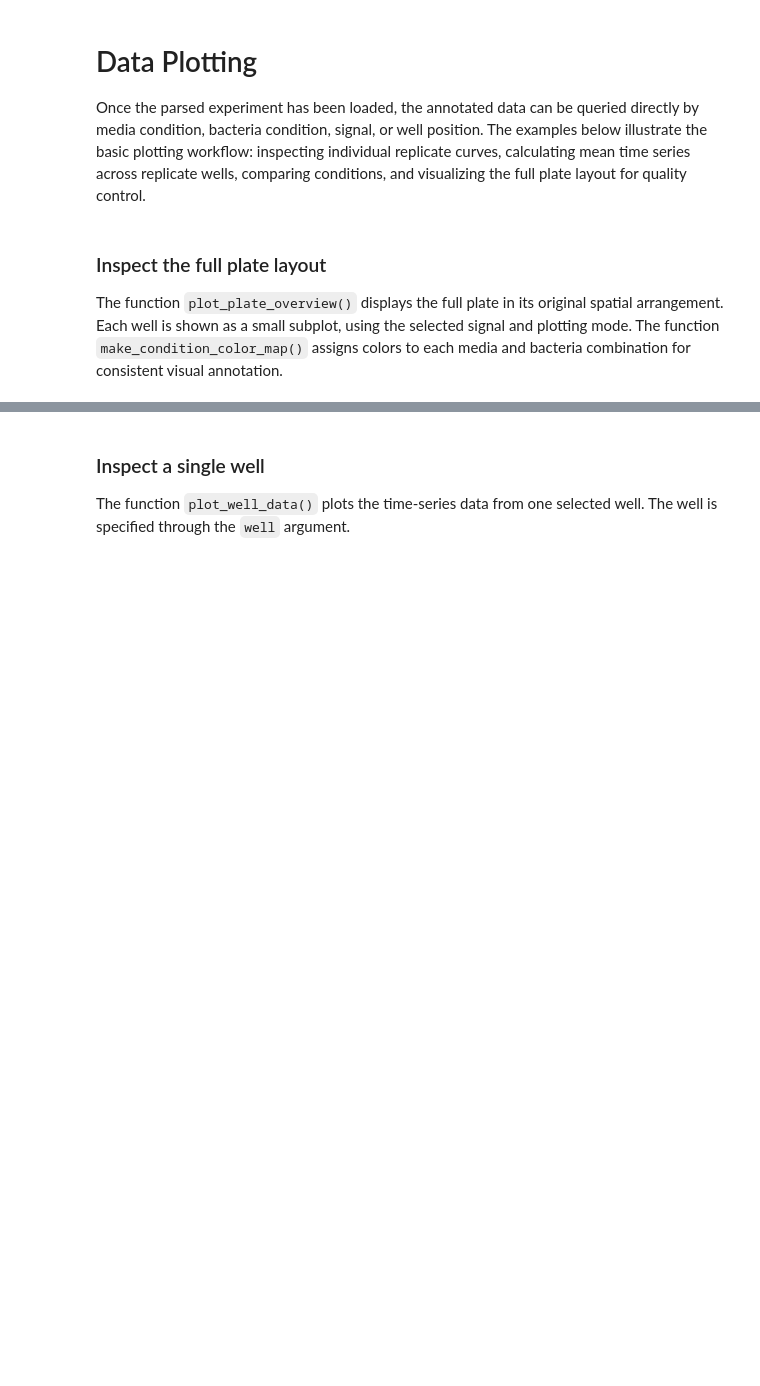
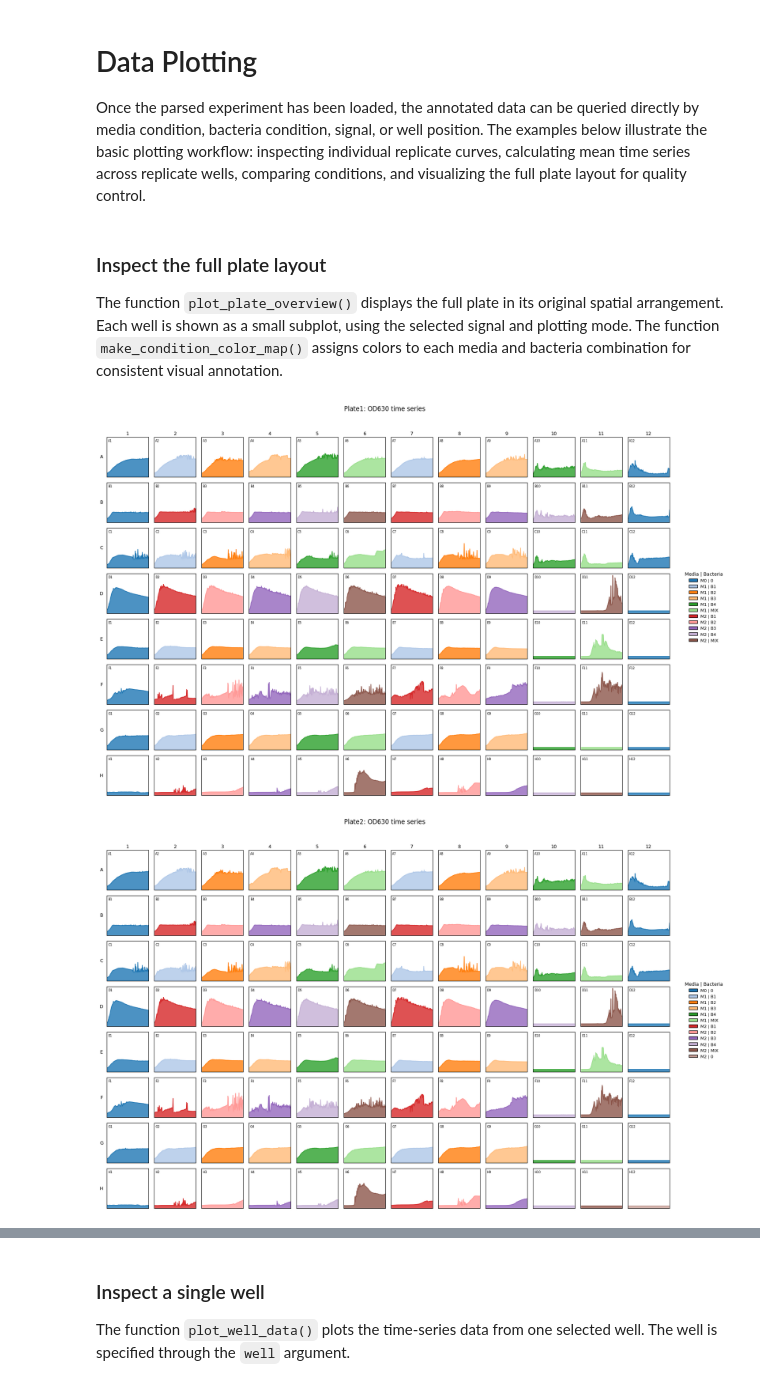
Before and after one commit to ccg-esb-lab/bactomata, a Jupyter notebook: notebooks/Bactomata_DataAnalysis.ipynb, the cells around one changed output, grey strips where cells are left out. Cells and saved outputs as stored; diff of their text form; code cells hidden in the pictures; blank space fills up the shorter version.

```diff
--- a/notebooks/Bactomata_DataAnalysis.ipynb
+++ b/notebooks/Bactomata_DataAnalysis.ipynb
@@ -14,10 +34,15 @@ from matplotlib.patches import Patch
 ## User-defined parameters
 
 The main user-defined parameter is `expeID`, which identifies the experiment being analyzed. This name is used to locate the experiment folder, build the expected input and output file names, and label the parsed data object. To analyze a different experiment, update `expeID` so it matches the folder and filenames for that experiment.
-# %%
-expeID = "Bactomata_Example"
-data_file="DO_kinetic_48h_rhizobia_SynComs_9_strains_3_replicates_25042026.txt"
-plate_id='Plate1'
+# %%
+expeID = "Bactomata_Example"
+
+num_plates = 2
+
+plate_reader_files = {
+    "Plate1": "DO_kinetic_48h_rhizobia_SynComs_9_strains_3_replicates_25042026.txt",
+    "Plate2": "DO_kinetic_48h_rhizobia_SynComs_9_strains_3_replicates_25042026.txt",
+}
 # %% [markdown]
 Define the project root in Google Drive and change the working directory so all later paths can be written relative to the Bactomata folder.
 # %%
@@ -114,13 +141,26 @@ importlib.reload(bprs)
 
 The function `build_experiment_object()` combines the raw BioTek export with the media layout, bacteria layout, key dictionaries, and trough layout. The output is a structured experiment object in which each measurement is linked to its well position, media condition, and bacteria condition.
 # %%
-experiment = bprs.build_experiment_object(
+experiments = []
+
+for plate_id, data_file in plate_reader_files.items():
+
+    plate_reader_path = PLATE_READER_DIR / data_file
+
+    this_experiment = bprs.build_experiment_object(
+        expeID=expeID,
+        plate_reader_path=plate_reader_path,
+        media_layout_path=media_layout_path,
+        bacteria_layout_path=bacteria_layout_path,
+        media_key_dict_path=media_key_dict_path,
+        bacteria_key_dict_path=bacteria_key_dict_path,
+        trough_layout_path=trough_layout_path,
+        plate_id=plate_id,
+    )
+
+    experiments.append(this_experiment)
+
+experiment = bprs.combine_experiments(
+    experiments,
     expeID=expeID,
-    plate_reader_path=plate_reader_path,
-    media_layout_path=media_layout_path,
-    bacteria_layout_path=bacteria_layout_path,
-    media_key_dict_path=media_key_dict_path,
-    bacteria_key_dict_path=bacteria_key_dict_path,
-    trough_layout_path=trough_layout_path,
-    plate_id=plate_id,
 )
@@ -215,14 +299,17 @@ The function `plot_plate_overview()` displays the full plate in its original spa
 # %%
 condition_color_map = bplt.make_condition_color_map(experiment)
 
-fig, axes = bplt.plot_plate_overview(
+plate_figures = bplt.plot_plate_overview(
     experiment,
     signal="OD630",
     mode="time_series",
     condition_color_map=condition_color_map,
     show_well_labels=True,
     show_condition_legend=True,
     cell_size=1.3,
 )
 
 plt.show()
+# %% [output]
+[figure, added]
+[figure, added]
```
Also changed, not shown: parts of 40 cells of this notebook, 2 other files.
